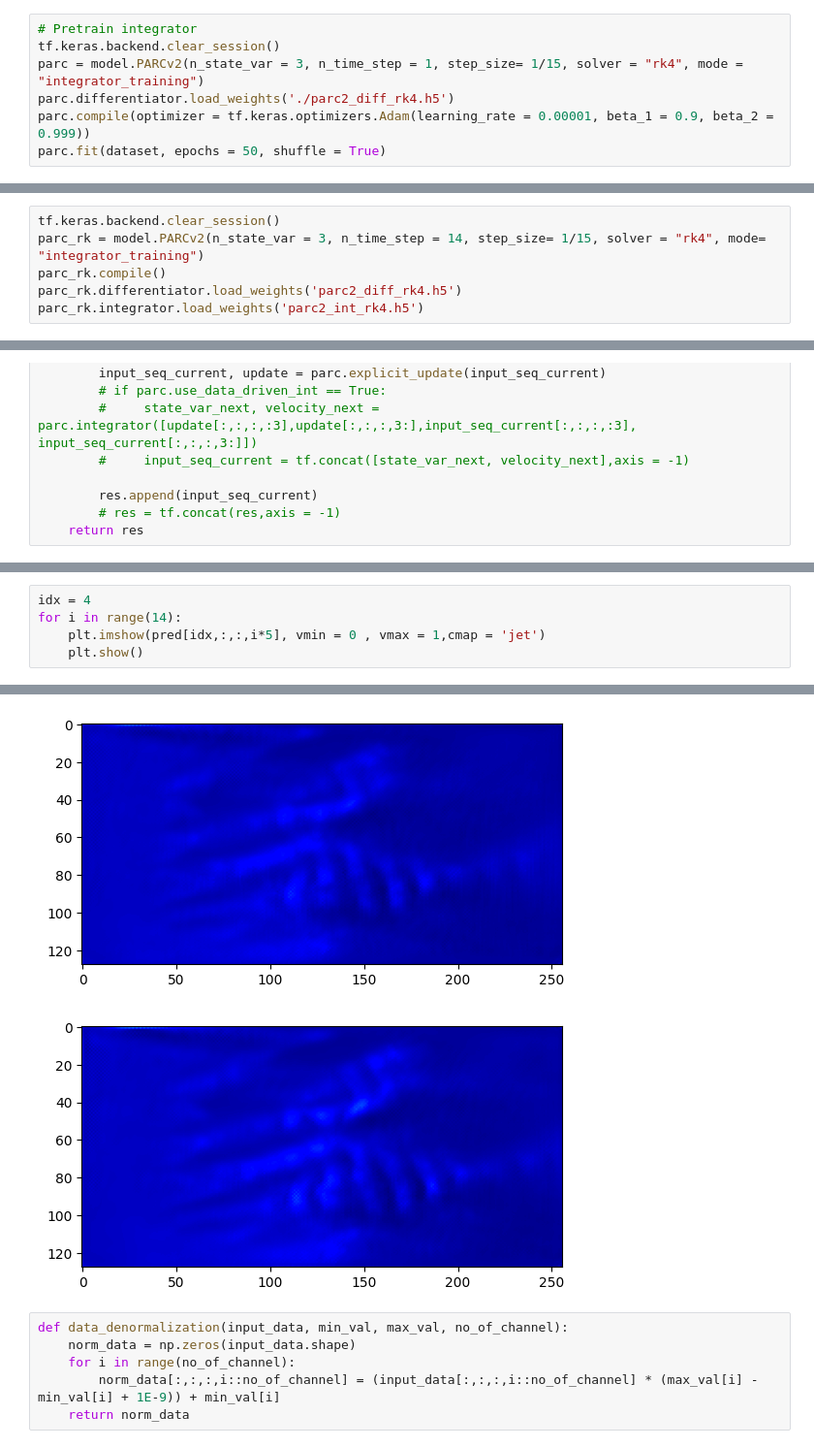
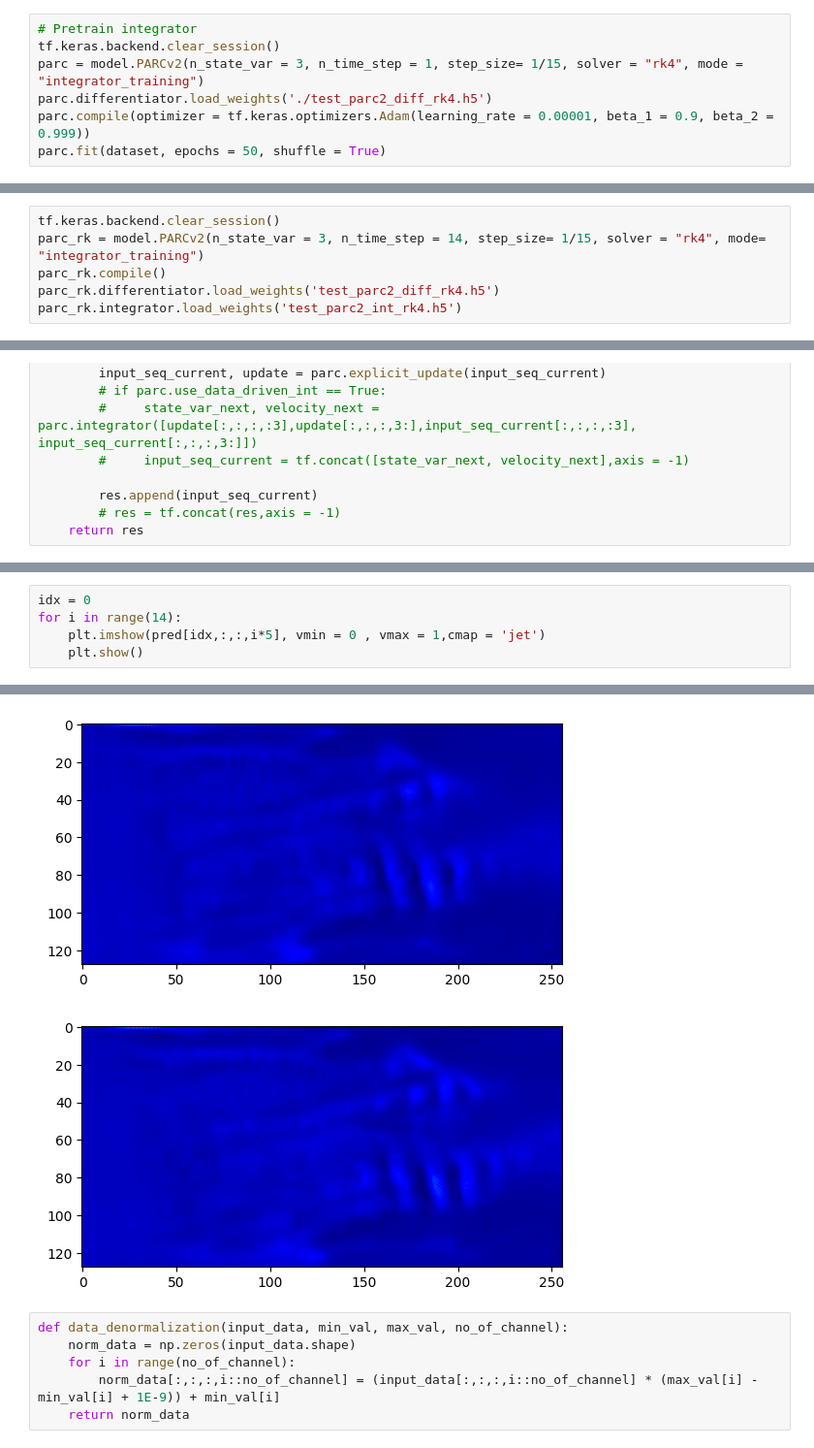
Before and after one commit to hphong1990/PARCv2, a Jupyter notebook: parc_v2_demo_em.ipynb, the cells around one changed output, grey strips where cells are left out. Shown at 97% size. Drawn from its saved outputs; the diff is of its cells as text.

```diff
--- a/parc_v2_demo_em.ipynb
+++ b/parc_v2_demo_em.ipynb
@@ -86,6 +62,6 @@ parc.differentiator.save_weights('test_parc2_diff_rk4.h5')
 # Pretrain integrator
 tf.keras.backend.clear_session()
 parc = model.PARCv2(n_state_var = 3, n_time_step = 1, step_size= 1/15, solver = "rk4", mode = "integrator_training")
-parc.differentiator.load_weights('./parc2_diff_rk4.h5')
+parc.differentiator.load_weights('./test_parc2_diff_rk4.h5')
 parc.compile(optimizer = tf.keras.optimizers.Adam(learning_rate = 0.00001, beta_1 = 0.9, beta_2 = 0.999))
 parc.fit(dataset, epochs = 50, shuffle = True)
@@ -184,5 +185,5 @@ vel_seq_norm_test = data_normalization_test(vel_seq_whole, vel_seq_norm[1], vel_
 tf.keras.backend.clear_session()
 parc_rk = model.PARCv2(n_state_var = 3, n_time_step = 14, step_size= 1/15, solver = "rk4", mode= "integrator_training")
 parc_rk.compile()
-parc_rk.differentiator.load_weights('parc2_diff_rk4.h5')
-parc_rk.integrator.load_weights('parc2_int_rk4.h5')
+parc_rk.differentiator.load_weights('test_parc2_diff_rk4.h5')
+parc_rk.integrator.load_weights('test_parc2_int_rk4.h5')
@@ -225,5 +223,5 @@ pred = np.concatenate(pred_whole, axis = 0)
 # %%
-idx = 4
+idx = 0
 for i in range(14):
     plt.imshow(pred[idx,:,:,i*5], vmin = 0 , vmax = 1,cmap = 'jet')
     plt.show()
@@ -243,5 +241,5 @@ for i in range(14):
-[figure, old version]
+[figure, new version]
-[figure, old version]
+[figure, new version]
 # %%
 def data_denormalization(input_data, min_val, max_val, no_of_channel):
     norm_data = np.zeros(input_data.shape)
```
Also changed, not shown: parts of 10 cells of this notebook, 3 other files.
